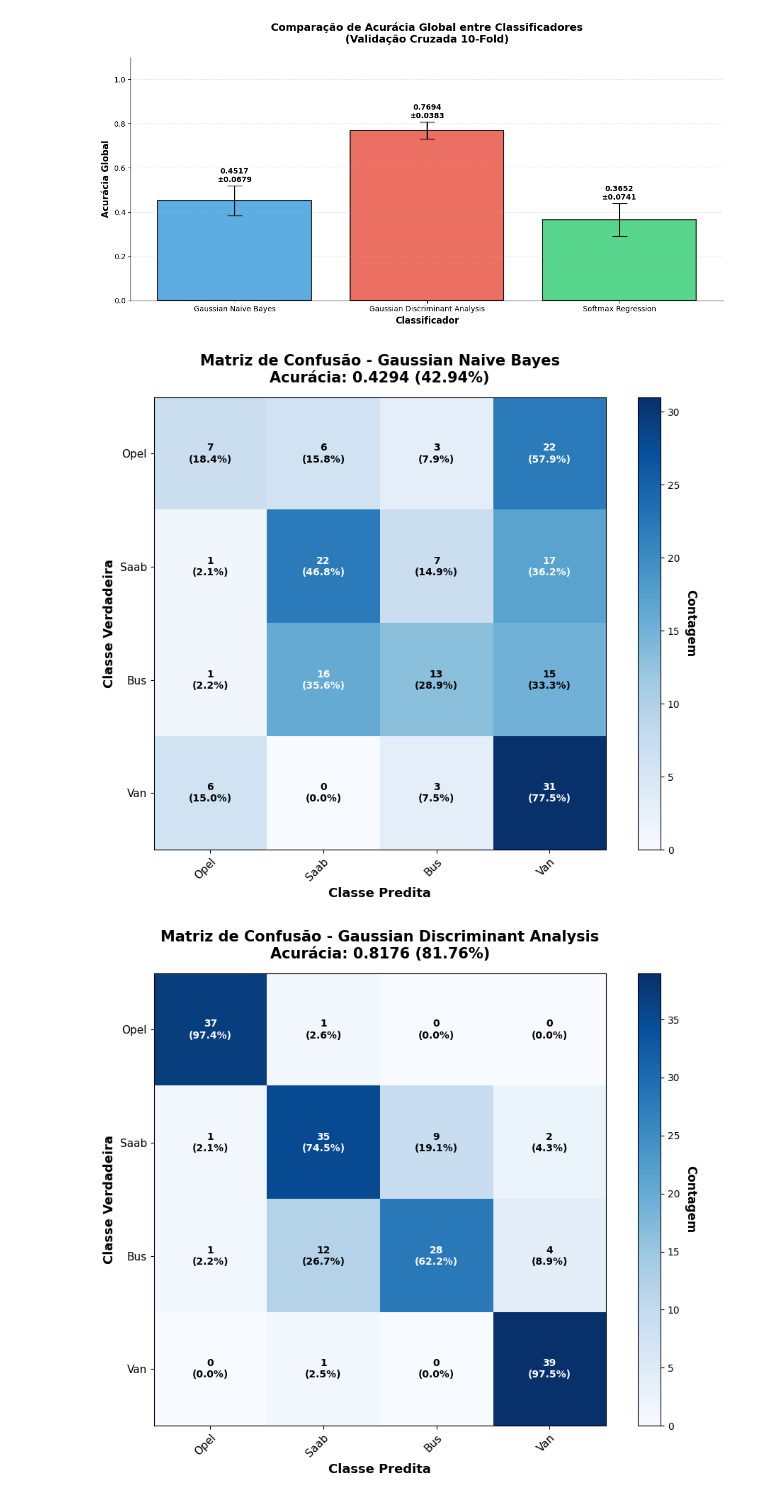
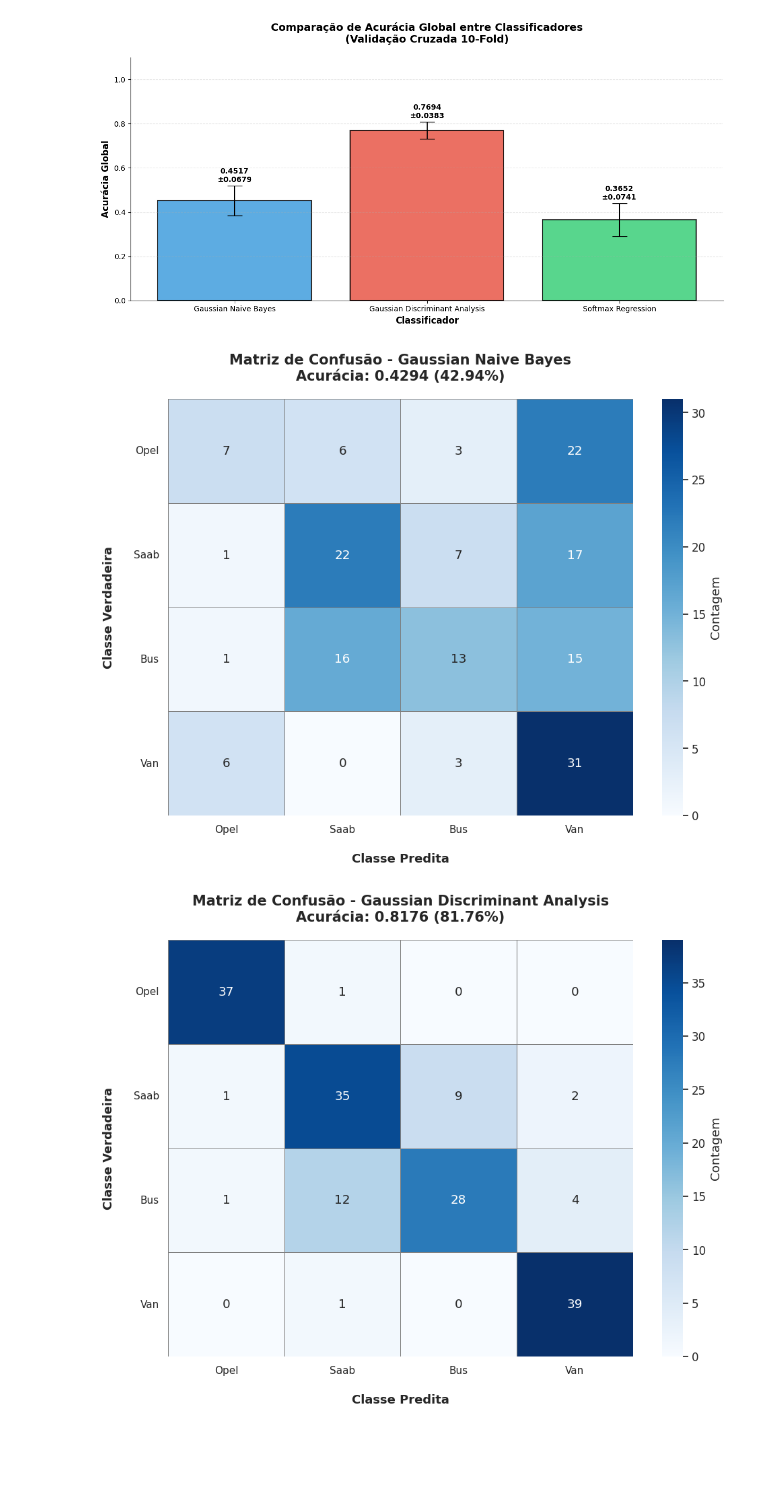
Before and after one commit to talDoFlemis/dory, a Jupyter notebook: lista_02/questao2.ipynb, the cells around one changed output. Cells and saved outputs as stored; diff of their text form; code cells hidden in the pictures; blank space fills up the shorter version.

Commit message:
feat: use heatmap from seaborn and confusion matrix for sklearn metrics

```diff
--- a/lista_02/questao2.ipynb
+++ b/lista_02/questao2.ipynb
@@ -235,62 +242,53 @@ for name, clf in classifiers:
         "accuracy": np.mean(y_pred == y_test),
     }
 # %%
-# Matrizes de confusão individuais (maiores e mais detalhadas)
+# Matrizes de confusão individuais usando Seaborn
 for name, _ in classifiers:
-    fig, ax = plt.subplots(figsize=(10, 8))
     cm = confusion_matrices[name]["matrix"]
-
-    # Criar heatmap
-    im = ax.imshow(cm, interpolation="nearest", cmap="Blues")
-
-    # Colorbar
-    cbar = ax.figure.colorbar(im, ax=ax)
-    cbar.ax.set_ylabel(
-        "Contagem", rotation=-90, va="bottom", fontsize=12, fontweight="bold"
-    )
+    accuracy = confusion_matrices[name]["accuracy"]
 
     # Configurar classes
     classes_list = sorted(np.unique(y))
     class_names = [class_mapper[float(clz)] for clz in classes_list]
 
-    ax.set_xticks(np.arange(len(class_names)))
-    ax.set_yticks(np.arange(len(class_names)))
-    ax.set_xticklabels(class_names, fontsize=11)
-    ax.set_yticklabels(class_names, fontsize=11)
+    # Change figure size and increase dpi for better resolution
+    plt.figure(figsize=(10, 8), dpi=100)
 
-    plt.setp(ax.get_xticklabels(), rotation=45, ha="right", rotation_mode="anchor")
+    # Scale up the size of all text
+    sns.set(font_scale=1.1)
 
-    # Adicionar valores e porcentagens
-    thresh = cm.max() / 2.0
-    for i in range(cm.shape[0]):
-        for j in range(cm.shape[1]):
-            percentage = cm[i, j] / cm[i].sum() * 100
-            text = f"{cm[i, j]}\n({percentage:.1f}%)"
-            ax.text(
-                j,
-                i,
-                text,
-                ha="center",
-                va="center",
-                color="white" if cm[i, j] > thresh else "black",
-                fontsize=10,
-                fontweight="bold",
-            )
+    # Plot Confusion Matrix using Seaborn heatmap()
+    ax = sns.heatmap(
+        cm,
+        annot=True,
+        fmt='d',
+        cmap='Blues',
+        cbar_kws={'label': 'Contagem'},
+        linewidths=0.5,
+        linecolor='gray'
+    )
 
-    # Labels
-    ax.set_ylabel("Classe Verdadeira", fontsize=13, fontweight="bold")
-    ax.set_xlabel("Classe Predita", fontsize=13, fontweight="bold")
+    # Set x-axis label and ticks
+    ax.set_xlabel("Classe Predita", fontsize=13, labelpad=20, fontweight='bold')
+    ax.xaxis.set_ticklabels(class_names, fontsize=11)
 
-    accuracy = confusion_matrices[name]["accuracy"]
+    # Set y-axis label and ticks
+    ax.set_ylabel("Classe Verdadeira", fontsize=13, labelpad=20, fontweight='bold')
+    ax.yaxis.set_ticklabels(class_names, fontsize=11, rotation=0)
+
+    # Set plot title
     ax.set_title(
         f"Matriz de Confusão - {name}\nAcurácia: {accuracy:.4f} ({accuracy * 100:.2f}%)",
         fontsize=15,
-        fontweight="bold",
-        pad=15,
+        fontweight='bold',
+        pad=20
     )
 
     plt.tight_layout()
     plt.show()
+
+    # Reset font scale for next plot
+    sns.set(font_scale=1.0)
 # %% [output]
-[figure, old version]
+[figure, new version]
-[figure, old version]
+[figure, new version]
```
Also changed, not shown: parts of 3 cells of this notebook.
